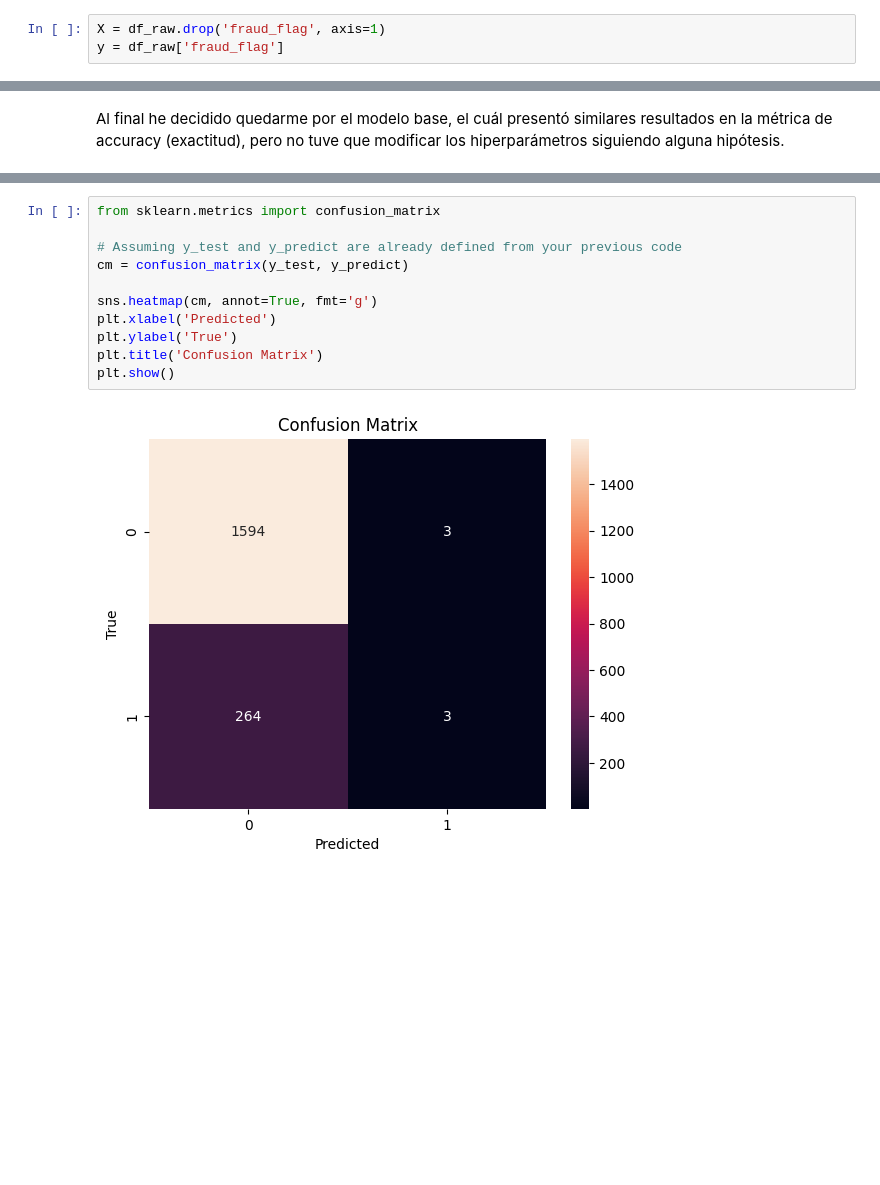
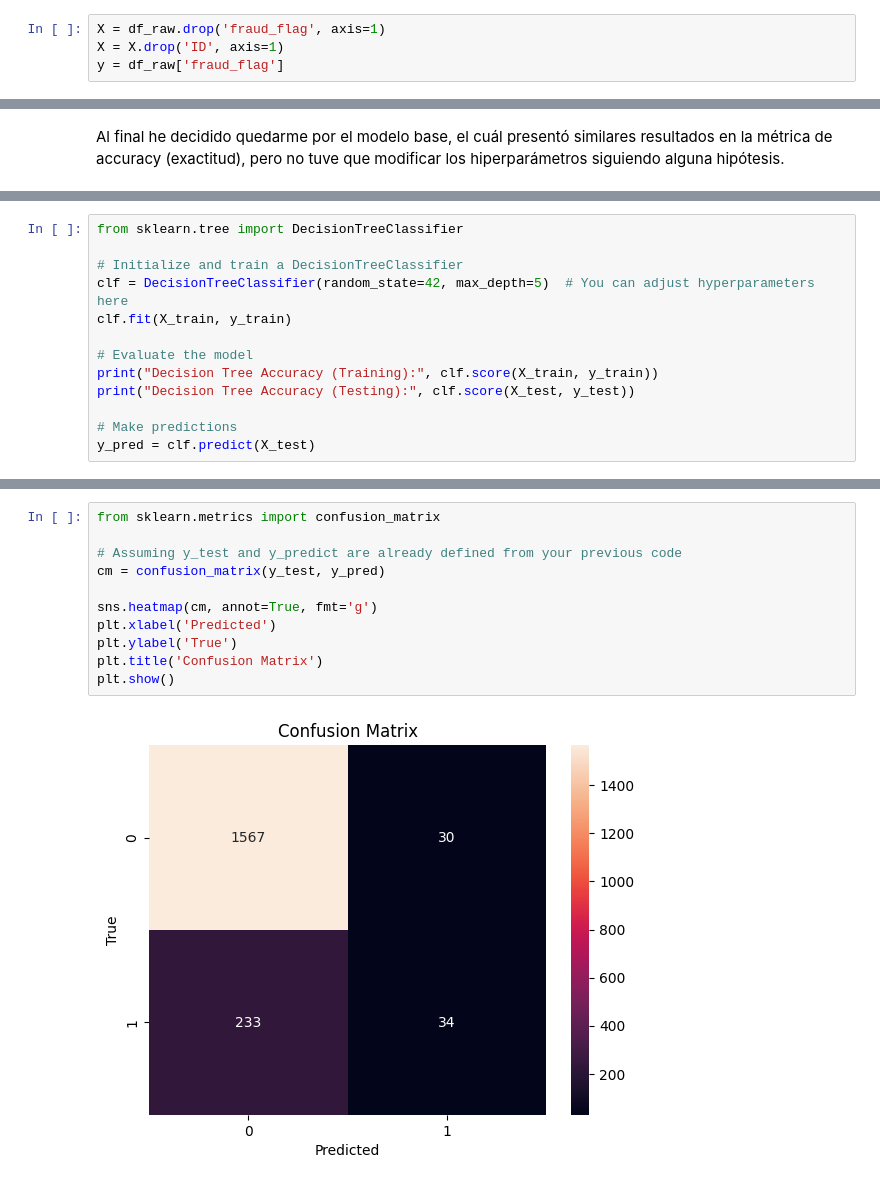
Before and after one commit to VictorRegueira/VARR_Bourbaki, a Jupyter notebook: WorkingAnalyst/Mod1/VARR_WorkingAnalyst_Mod1_Clasificacion.ipynb, the cells around one changed output, grey strips where cells are left out. Cells and saved outputs as stored; diff of their text form; blank space fills up the shorter version.

```diff
--- a/WorkingAnalyst/Mod1/VARR_WorkingAnalyst_Mod1_Clasificacion.ipynb
+++ b/WorkingAnalyst/Mod1/VARR_WorkingAnalyst_Mod1_Clasificacion.ipynb
@@ -276,6 +276,7 @@ dtype: float64
 Hallazgo: Se encuentra desbalanceado la variable objetivo.
 # %%
 X = df_raw.drop('fraud_flag', axis=1)
+X = X.drop('ID', axis=1)
 y = df_raw['fraud_flag']
 # %% [markdown]
 ## Crear subconjuntos de entrenamiento y prueba
@@ -455,0 +436,13 @@ clf.get_params(deep=True)
+# %%
+from sklearn.tree import DecisionTreeClassifier
+
+# Initialize and train a DecisionTreeClassifier
+clf = DecisionTreeClassifier(random_state=42, max_depth=5)  # You can adjust hyperparameters here
+clf.fit(X_train, y_train)
+
+# Evaluate the model
+print("Decision Tree Accuracy (Training):", clf.score(X_train, y_train))
+print("Decision Tree Accuracy (Testing):", clf.score(X_test, y_test))
+
+# Make predictions
+y_pred = clf.predict(X_test)
@@ -474,13 +518,13 @@ Standard Deviation test_accuracy: 0.012451346136067775
 # %%
 from sklearn.metrics import confusion_matrix
 
 # Assuming y_test and y_predict are already defined from your previous code
-cm = confusion_matrix(y_test, y_predict)
+cm = confusion_matrix(y_test, y_pred)
 
 sns.heatmap(cm, annot=True, fmt='g')
 plt.xlabel('Predicted')
 plt.ylabel('True')
 plt.title('Confusion Matrix')
 plt.show()
 # %% [output]
-[figure, old version]
+[figure, new version]
```
Also changed, not shown: parts of 14 cells of this notebook.
